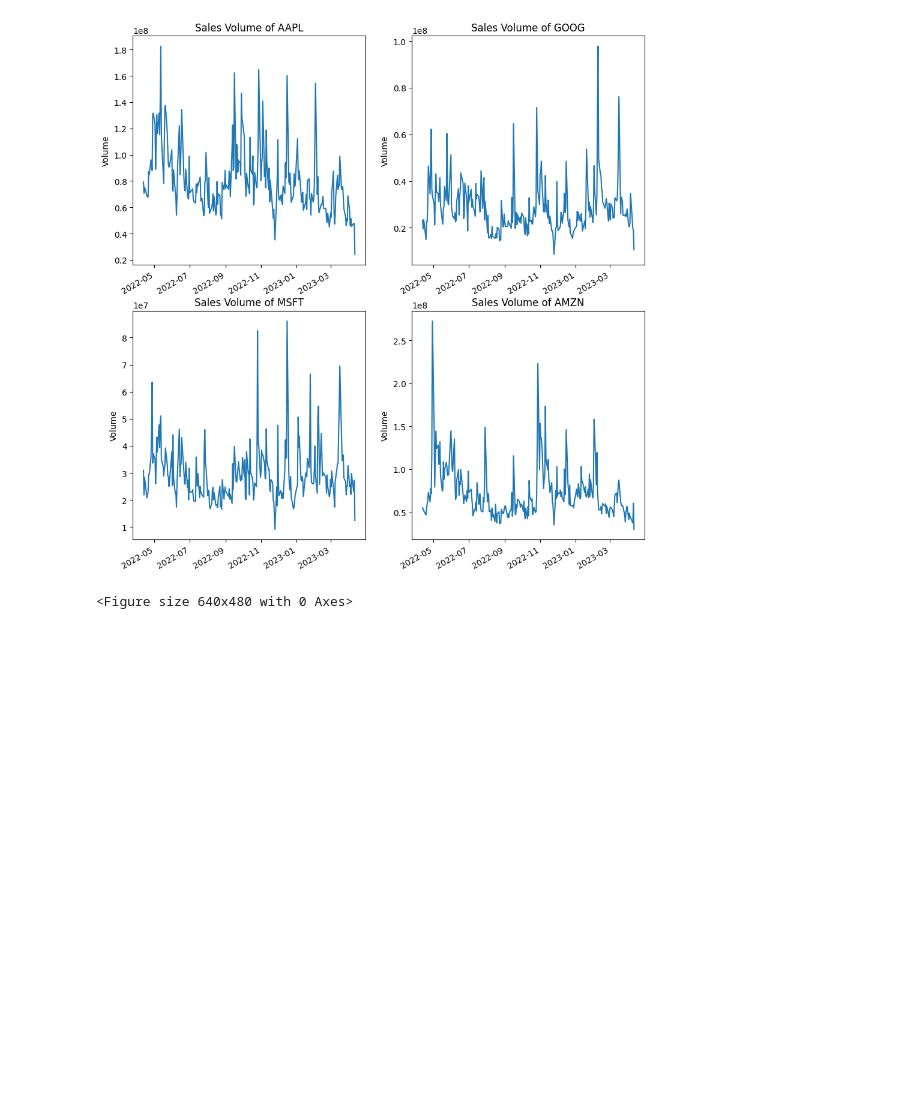
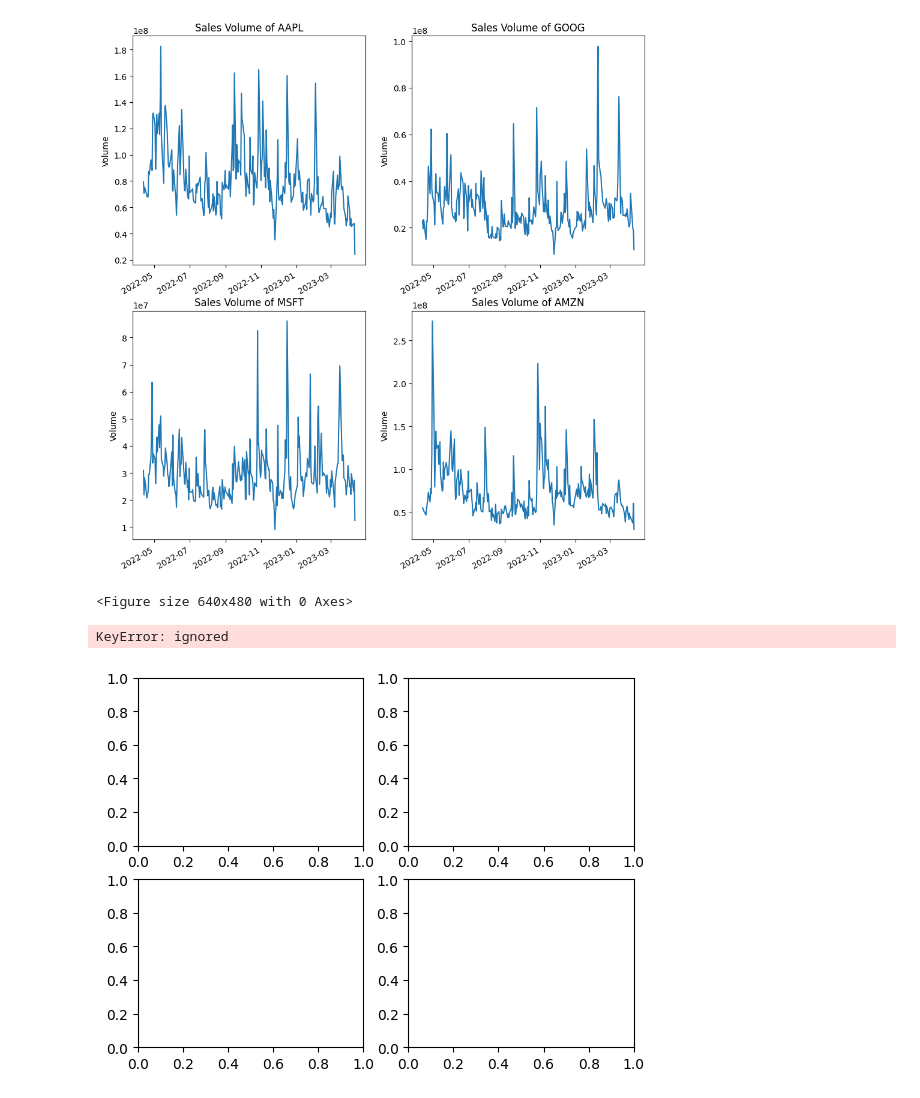
Before and after one commit to earo12/Stock-Market-Analysis, a Jupyter notebook: Stock_Market_Analysis.ipynb, the cells around one changed output. Drawn from its saved outputs; the diff is of its cells as text; code cells hidden in the pictures; blank space fills up the shorter version.

Commit message:
Added plots but there's an error

```diff
--- a/Stock_Market_Analysis.ipynb
+++ b/Stock_Market_Analysis.ipynb
@@ -104,0 +99,25 @@ for variable in days:
+# %%
+days = [10, 20, 30]
+for variable in days:
+  for c in com_lis:
+    col_name = f'MA for {variable} days'
+    c[col_name] = c['Adj Close'].rolling(variable).mean()
+
+fig, ax = plt.subplots(nrows = 2, ncols = 2)
+AAPL[['Adj Close', 'MA for 10 days', 'MA for 20 days', 'MA for 50 days']].plot(ax=ax[0,0])
+ax[0,0].set_title('APPLE')
+
+GOOG[['Adj Close', 'MA for 10 days', 'MA for 20 days', 'MA for 50 days']].plot(ax=ax[0,1])
+ax[0,1].set_title('GOOGLE')
+
+MSFT[['Adj Close', 'MA for 10 days', 'MA for 20 days', 'MA for 50 days']].plot(ax=ax[1,0])
+ax[1,0].set_title('MICROSOFT')
+
+AMZN[['Adj Close', 'MA for 10 days', 'MA for 20 days', 'MA for 50 days']].plot(ax=ax[1,1])
+ax[1,1].set_title('AMAZON')
+
+
+fig.tight_layout()
+# %% [output]
+KeyError: ignored
+[figure, added]
```
Also changed, not shown: parts of 1 cell of this notebook.
